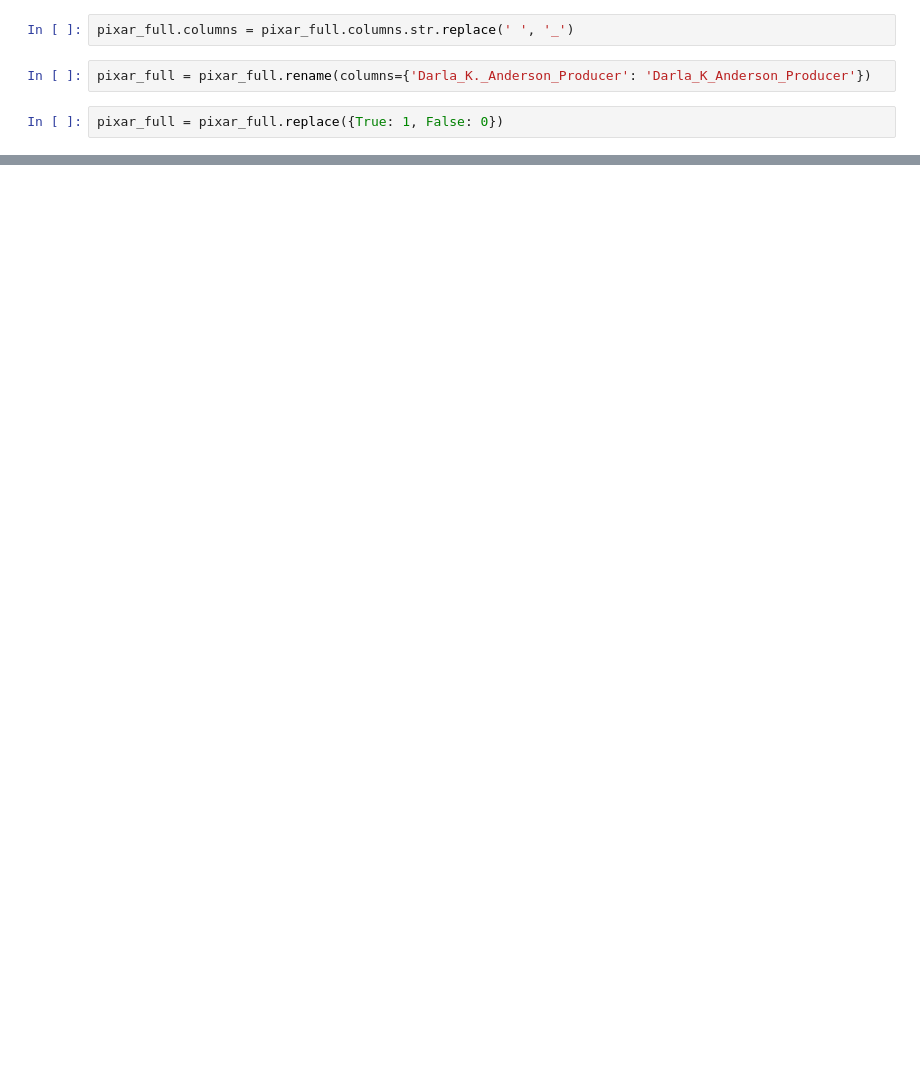
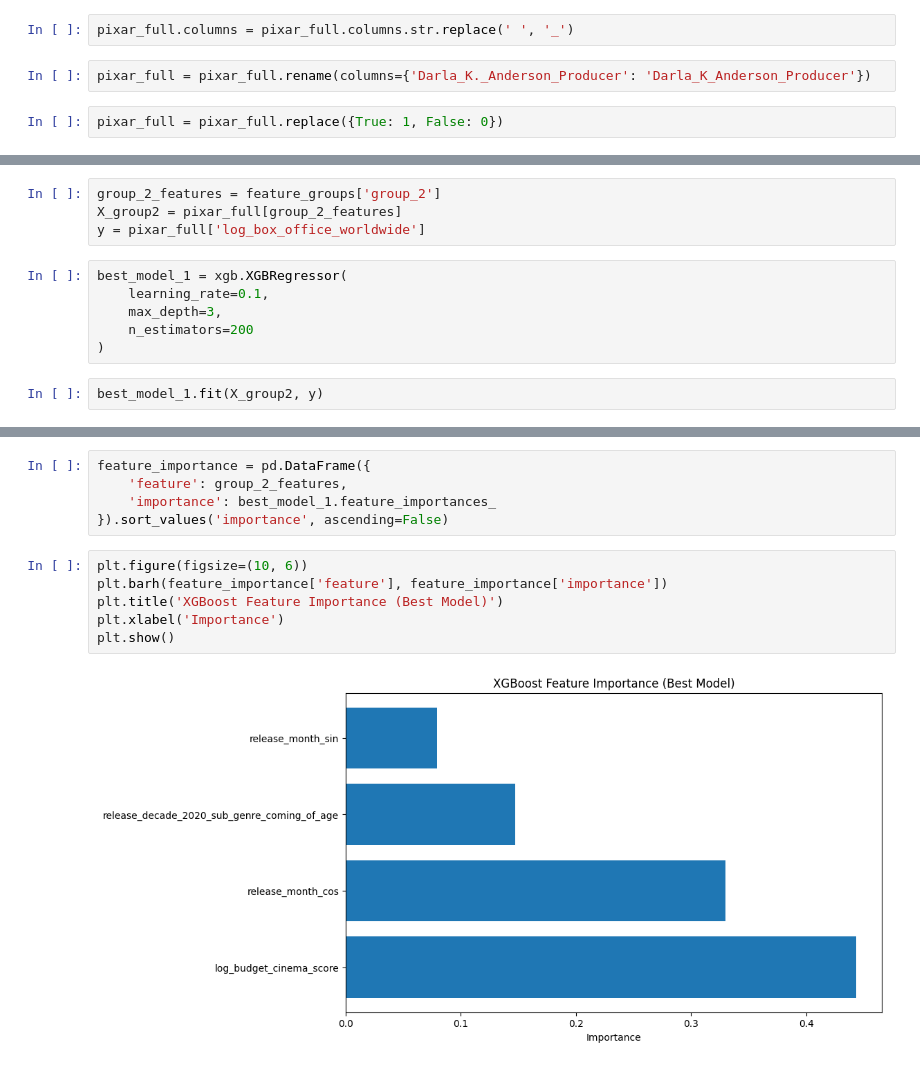
Before and after one commit to aquan2111/Pixar-History, a Jupyter notebook: pixar.ipynb, the cells around one changed output, grey strips where cells are left out. Saved outputs shown, nothing was run; the diff lists cells and outputs as text; blank space fills up the shorter version.

Commit message:
add model run with initial interpretation of results

```diff
--- a/pixar.ipynb
+++ b/pixar.ipynb
@@ -2254,0 +1939,12 @@ Notes:
+# %%
+group_2_features = feature_groups['group_2']
+X_group2 = pixar_full[group_2_features]
+y = pixar_full['log_box_office_worldwide']
+# %%
+best_model_1 = xgb.XGBRegressor(
+    learning_rate=0.1,
+    max_depth=3,
+    n_estimators=200
+)
+# %%
+best_model_1.fit(X_group2, y)
@@ -2254,0 +1963,13 @@ Notes:
+# %%
+feature_importance = pd.DataFrame({
+    'feature': group_2_features,
+    'importance': best_model_1.feature_importances_
+}).sort_values('importance', ascending=False)
+# %%
+plt.figure(figsize=(10, 6))
+plt.barh(feature_importance['feature'], feature_importance['importance'])
+plt.title('XGBoost Feature Importance (Best Model)')
+plt.xlabel('Importance')
+plt.show()
+# %% [output]
+[figure, added]
```
Also changed, not shown: parts of 58 cells of this notebook.
